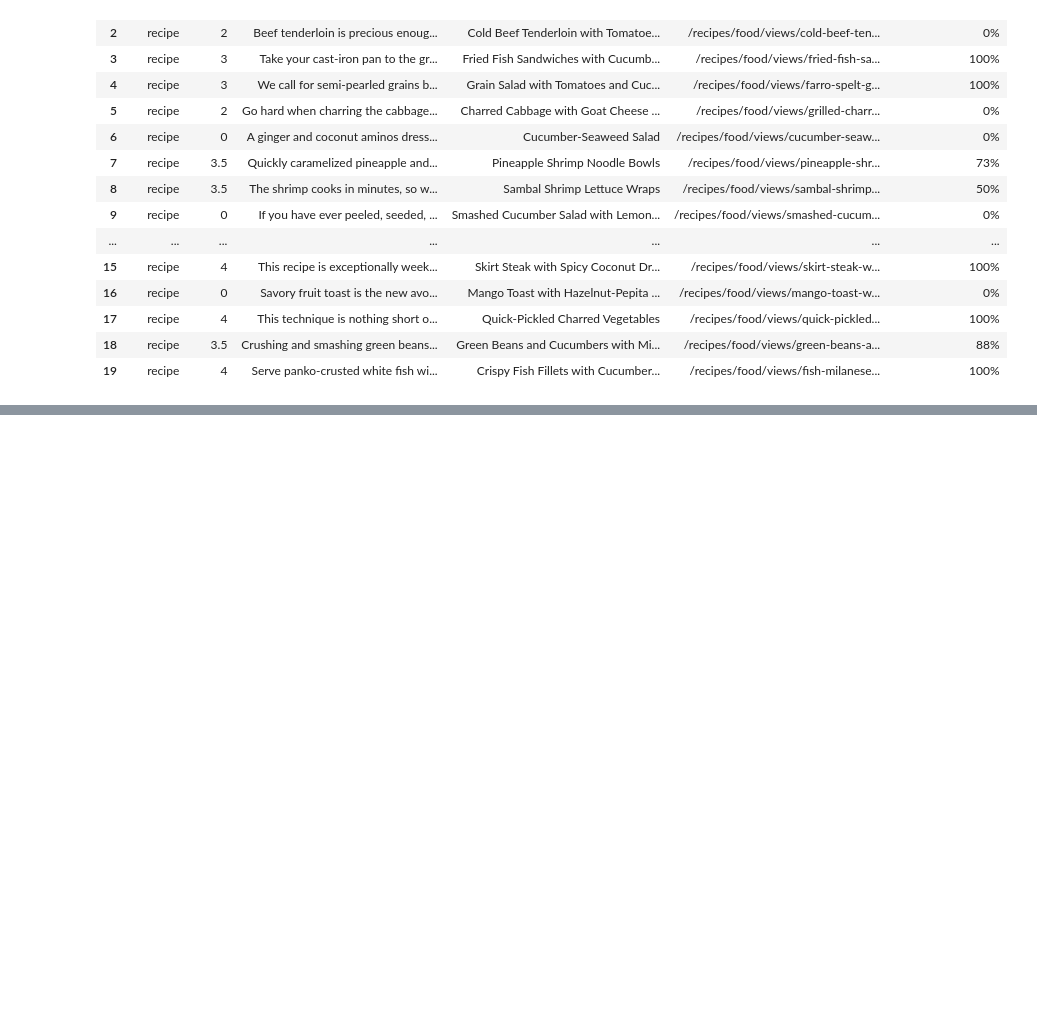
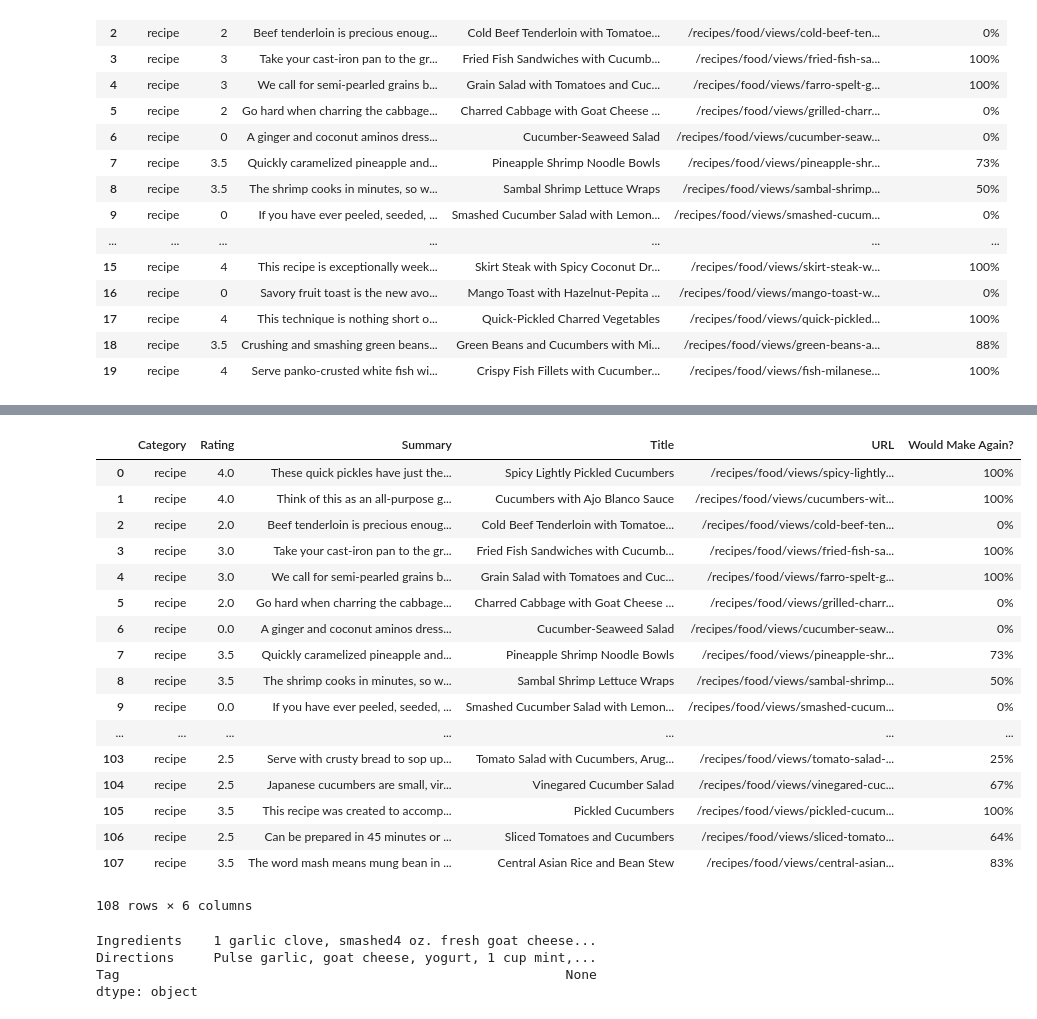
Before and after one commit to elenamlutz/foundations_homework, a Jupyter notebook: 09-homework/epicurious.ipynb, the cells around one changed output, grey strips where cells are left out. Cells and saved outputs as stored; diff of their text form; code cells hidden in the pictures; blank space fills up the shorter version.

```diff
--- a/09-homework/epicurious.ipynb
+++ b/09-homework/epicurious.ipynb
@@ -148,0 +154,3 @@ df.to_csv('epicurious_part_1', index=False)
+# %%
+df = pd.read_csv("epicurious_part_1")
+df.head()
@@ -148,0 +164,22 @@ df.to_csv('epicurious_part_1', index=False)
+# %%
+df = df[df['Category'] == 'recipe']
+df
+# %% [output]
+|  | Category | Rating | Summary | Title | URL | Would Make Again? |
+| 0 | recipe | 4.0 | These quick pickles have just the... | Spicy Lightly Pickled Cucumbers | /recipes/food/views/spicy-lightly... | 100% |
+| 1 | recipe | 4.0 | Think of this as an all-purpose g... | Cucumbers with Ajo Blanco Sauce | /recipes/food/views/cucumbers-wit... | 100% |
+| 2 | recipe | 2.0 | Beef tenderloin is precious enoug... | Cold Beef Tenderloin with Tomatoe... | /recipes/food/views/cold-beef-ten... | 0% |
+| 3 | recipe | 3.0 | Take your cast-iron pan to the gr... | Fried Fish Sandwiches with Cucumb... | /recipes/food/views/fried-fish-sa... | 100% |
+| 4 | recipe | 3.0 | We call for semi-pearled grains b... | Grain Salad with Tomatoes and Cuc... | /recipes/food/views/farro-spelt-g... | 100% |
+| 5 | recipe | 2.0 | Go hard when charring the cabbage... | Charred Cabbage with Goat Cheese ... | /recipes/food/views/grilled-charr... | 0% |
+| 6 | recipe | 0.0 | A ginger and coconut aminos dress... | Cucumber-Seaweed Salad | /recipes/food/views/cucumber-seaw... | 0% |
+| 7 | recipe | 3.5 | Quickly caramelized pineapple and... | Pineapple Shrimp Noodle Bowls | /recipes/food/views/pineapple-shr... | 73% |
+| 8 | recipe | 3.5 | The shrimp cooks in minutes, so w... | Sambal Shrimp Lettuce Wraps | /recipes/food/views/sambal-shrimp... | 50% |
+| 9 | recipe | 0.0 | If you have ever peeled, seeded, ... | Smashed Cucumber Salad with Lemon... | /recipes/food/views/smashed-cucum... | 0% |
+| ... | ... | ... | ... | ... | ... | ... |
+| 103 | recipe | 2.5 | Serve with crusty bread to sop up... | Tomato Salad with Cucumbers, Arug... | /recipes/food/views/tomato-salad-... | 25% |
+| 104 | recipe | 2.5 | Japanese cucumbers are small, vir... | Vinegared Cucumber Salad | /recipes/food/views/vinegared-cuc... | 67% |
+| 105 | recipe | 3.5 | This recipe was created to accomp... | Pickled Cucumbers | /recipes/food/views/pickled-cucum... | 100% |
+| 106 | recipe | 2.5 | Can be prepared in 45 minutes or ... | Sliced Tomatoes and Cucumbers | /recipes/food/views/sliced-tomato... | 64% |
+| 107 | recipe | 3.5 | The word mash means mung bean in ... | Central Asian Rice and Bean Stew | /recipes/food/views/central-asian... | 83% |
+108 rows × 6 columns
@@ -148,0 +209,7 @@ df.to_csv('epicurious_part_1', index=False)
+# %%
+scrape_page(df.loc[5])
+# %% [output]
+Ingredients    1 garlic clove, smashed4 oz. fresh goat cheese...
+Directions     Pulse garlic, goat cheese, yogurt, 1 cup mint,...
+Tag                                                         None
+dtype: object
```
Also changed, not shown: parts of 7 cells of this notebook.
